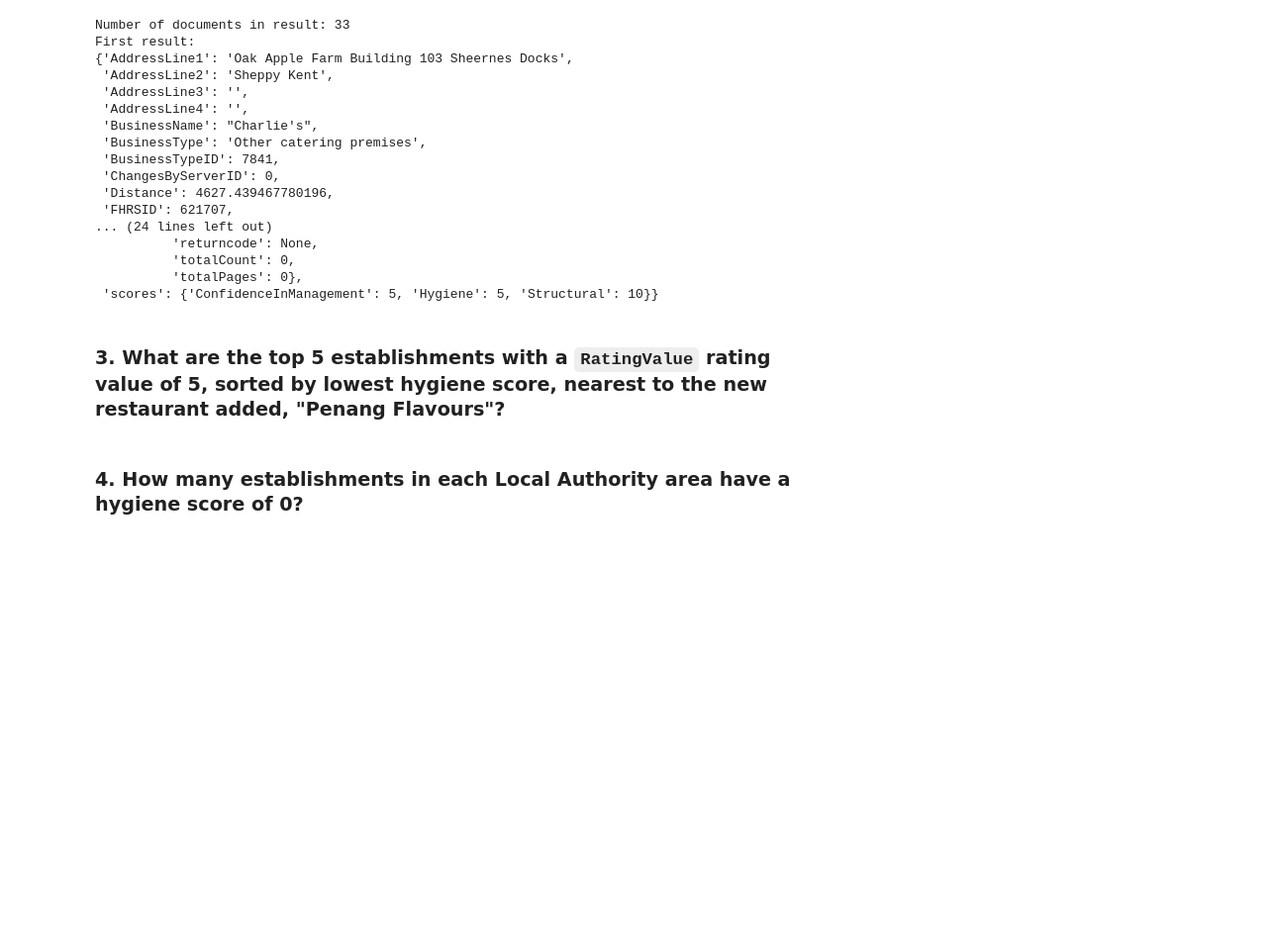
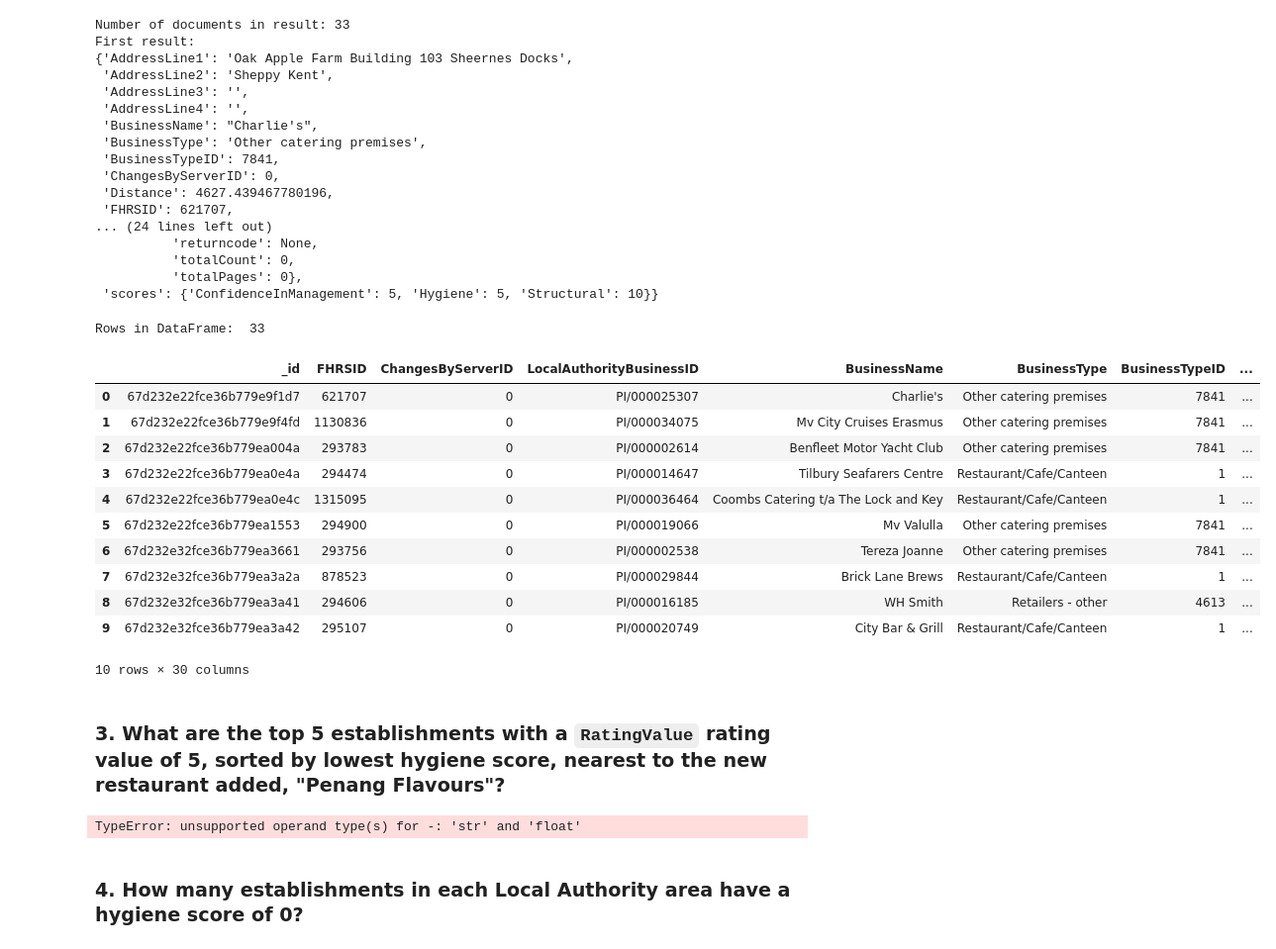
Before and after one commit to sarahryan0413/nosql-challenge, a Jupyter notebook: Starter_Code/NoSQL_analysis.ipynb, the cells around one changed output. Shown at 99% size. Saved outputs shown, nothing was run; the diff lists cells and outputs as text; code cells hidden in the pictures; blank space fills up the shorter version.

```diff
--- a/Starter_Code/NoSQL_analysis.ipynb
+++ b/Starter_Code/NoSQL_analysis.ipynb
@@ -99,10 +116,27 @@ First result:
  'scores': {'ConfidenceInManagement': 5, 'Hygiene': 5, 'Structural': 10}}
 # %%
 # Convert the result to a Pandas DataFrame
+london4_df = pd.DataFrame(results)  # Convert the list of documents to a DataFrame
 
 # Display the number of rows in the DataFrame
+print("Rows in DataFrame: ", len(london4_df))
 
 # Display the first 10 rows of the DataFrame
+london4_df.head(10)
+# %% [output]
+Rows in DataFrame:  33
+|  | _id | FHRSID | ChangesByServerID | LocalAuthorityBusinessID | BusinessName | BusinessType | BusinessTypeID | ... |
+| 0 | 67d232e22fce36b779e9f1d7 | 621707 | 0 | PI/000025307 | Charlie's | Other catering premises | 7841 | ... |
+| 1 | 67d232e22fce36b779e9f4fd | 1130836 | 0 | PI/000034075 | Mv City Cruises Erasmus | Other catering premises | 7841 | ... |
+| 2 | 67d232e22fce36b779ea004a | 293783 | 0 | PI/000002614 | Benfleet Motor Yacht Club | Other catering premises | 7841 | ... |
+| 3 | 67d232e22fce36b779ea0e4a | 294474 | 0 | PI/000014647 | Tilbury Seafarers Centre | Restaurant/Cafe/Canteen | 1 | ... |
+| 4 | 67d232e22fce36b779ea0e4c | 1315095 | 0 | PI/000036464 | Coombs Catering t/a The Lock and Key | Restaurant/Cafe/Canteen | 1 | ... |
+| 5 | 67d232e22fce36b779ea1553 | 294900 | 0 | PI/000019066 | Mv Valulla | Other catering premises | 7841 | ... |
+| 6 | 67d232e32fce36b779ea3661 | 293756 | 0 | PI/000002538 | Tereza Joanne | Other catering premises | 7841 | ... |
+| 7 | 67d232e32fce36b779ea3a2a | 878523 | 0 | PI/000029844 | Brick Lane Brews | Restaurant/Cafe/Canteen | 1 | ... |
+| 8 | 67d232e32fce36b779ea3a41 | 294606 | 0 | PI/000016185 | WH Smith | Retailers - other | 4613 | ... |
+| 9 | 67d232e32fce36b779ea3a42 | 295107 | 0 | PI/000020749 | City Bar & Grill | Restaurant/Cafe/Canteen | 1 | ... |
+10 rows × 30 columns
 # %% [markdown]
 ### 3. What are the top 5 establishments with a `RatingValue` rating value of 5, sorted by lowest hygiene score, nearest to the new restaurant added, "Penang Flavours"?
 # %%
@@ -111,14 +145,19 @@ First result:
 # Sort by hygiene score
 
 degree_search = 0.01
-latitude =
-longitude =
+latitude = establishments.find_one()['geocode']['latitude']
+longitude = establishments.find_one()['geocode']['longitude']
 
-query =
-sort =
-limit =
+query = {'latitude': {'$gte': latitude - degree_search, '$lte': latitude + degree_search},
+         'longitude': {'$gte': longitude - degree_search, '$lte': longitude + degree_search},
+         'RatingValue': 5}
+sort = [("hygiene_score", 1)]  # Sort by hygiene score in ascending order
+limit = 5
 
 # Print the results
+pprint(list(establishments.find(query).sort(sort).limit(limit)))
+# %% [output]
+TypeError: unsupported operand type(s) for -: 'str' and 'float'
 # %%
 # Convert result to Pandas DataFrame
 # %% [markdown]
```
Also changed, not shown: parts of 1 cell of this notebook, 2 other files.
